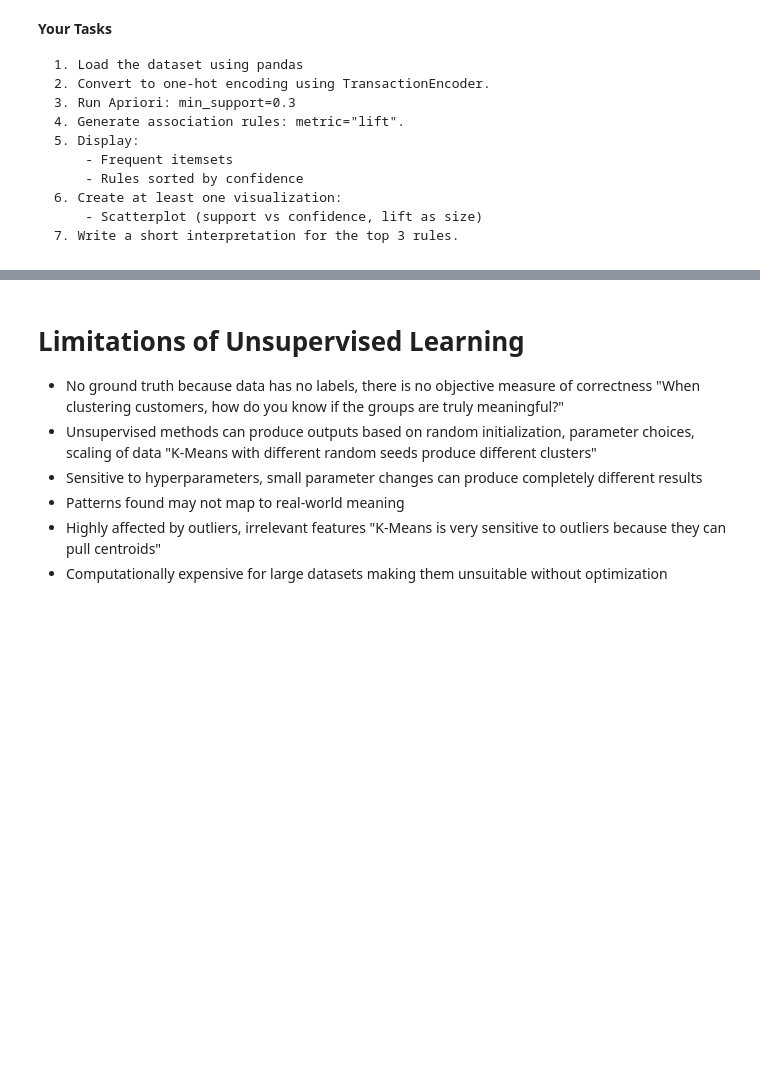
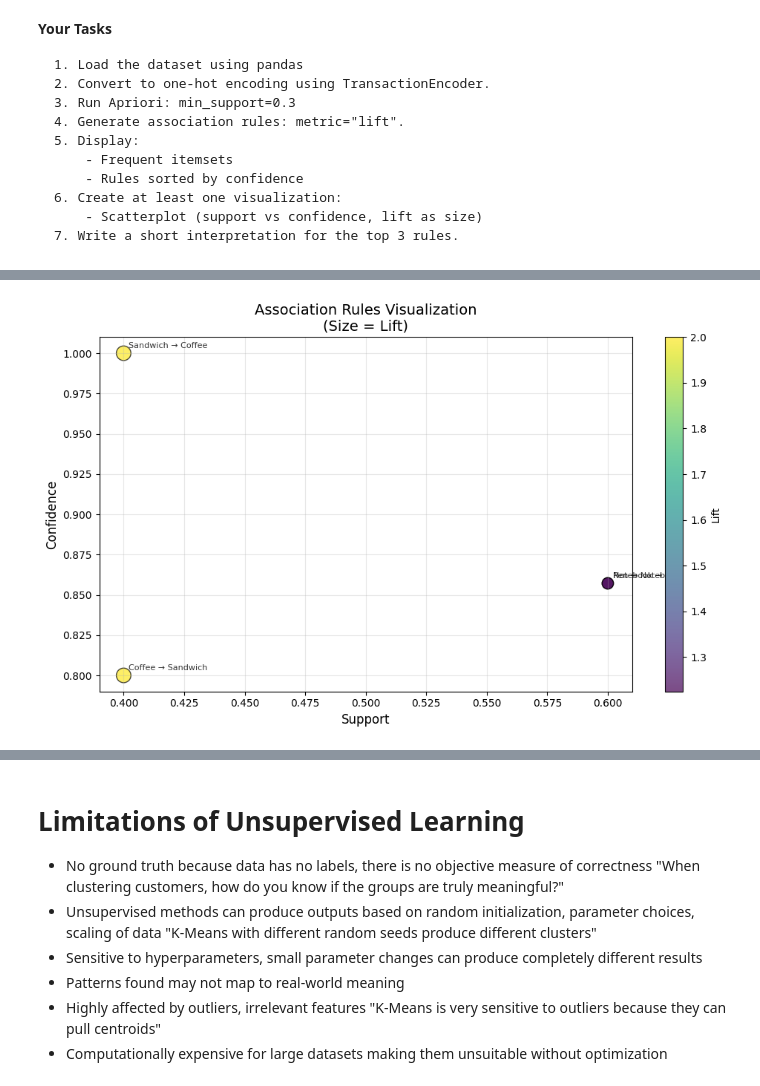
Before and after one commit to bbeecue/csc172-belvis-unsupervised-act01, a Jupyter notebook: Unsupervised_Learning_Part_1.ipynb, the cells around one changed output, grey strips where cells are left out. Drawn from its saved outputs; the diff is of its cells as text; code cells hidden in the pictures; blank space fills up the shorter version.

Commit message:
Activity 2 - Association Rule Mining

```diff
--- a/Unsupervised_Learning_Part_1.ipynb
+++ b/Unsupervised_Learning_Part_1.ipynb
@@ -442,21 +510,10 @@ Apply the Apriori algorithm to the following transactions
 # %%
-from mlxtend.preprocessing import TransactionEncoder
-from mlxtend.frequent_patterns import apriori, association_rules
-import pandas as pd
-
-# Student transaction dataset
-dataset = []
-
-# One-hot encode
-te = TransactionEncoder()
-
-
 # Apply Apriori
-
+frequent_items = apriori(df, min_support=0.3, use_colnames=True)
 print("Frequent Itemsets:\n", frequent_items)
 
 # Generate association rules
-
-print("\nAssociation Rules:\n", rules[['antecedents','consequents','support','confidence','lift']])
+rules = association_rules(frequent_items, metric="confidence", min_threshold=0.6)
+print("\nAssociation Rules:\n", rules[['antecedents', 'consequents', 'support', 'confidence', 'lift']])
 # %% [output]
 Frequent Itemsets:
@@ -479,0 +535,37 @@ Association Rules:
+# %%
+# Visualization of Association Rules
+plt.figure(figsize=(10, 6))
+
+# Scatter plot: support vs confidence, sized by lift
+scatter = plt.scatter(
+    rules['support'],
+    rules['confidence'],
+    s=rules['lift'] * 100,  # Size represents lift
+    c=rules['lift'],        # Color represents lift
+    cmap='viridis',
+    edgecolors='k',
+    alpha=0.7
+    )
+
+# Add labels for each rule
+for idx, row in rules.iterrows():
+      antecedents = ', '.join(list(row['antecedents']))
+      consequents = ', '.join(list(row['consequents']))
+      plt.annotate(
+          f"{antecedents} → {consequents}",
+          xy=(row['support'], row['confidence']),
+          xytext=(5, 5),
+          textcoords='offset points',
+          fontsize=8,
+          alpha=0.8
+      )
+
+plt.xlabel('Support', fontsize=12)
+plt.ylabel('Confidence', fontsize=12)
+plt.title('Association Rules Visualization\n(Size = Lift)', fontsize=14)
+plt.colorbar(scatter, label='Lift')
+plt.grid(True, alpha=0.3)
+plt.tight_layout()
+plt.show()
+# %% [output]
+[figure, added]
```
Also changed, not shown: parts of 7 cells of this notebook.
